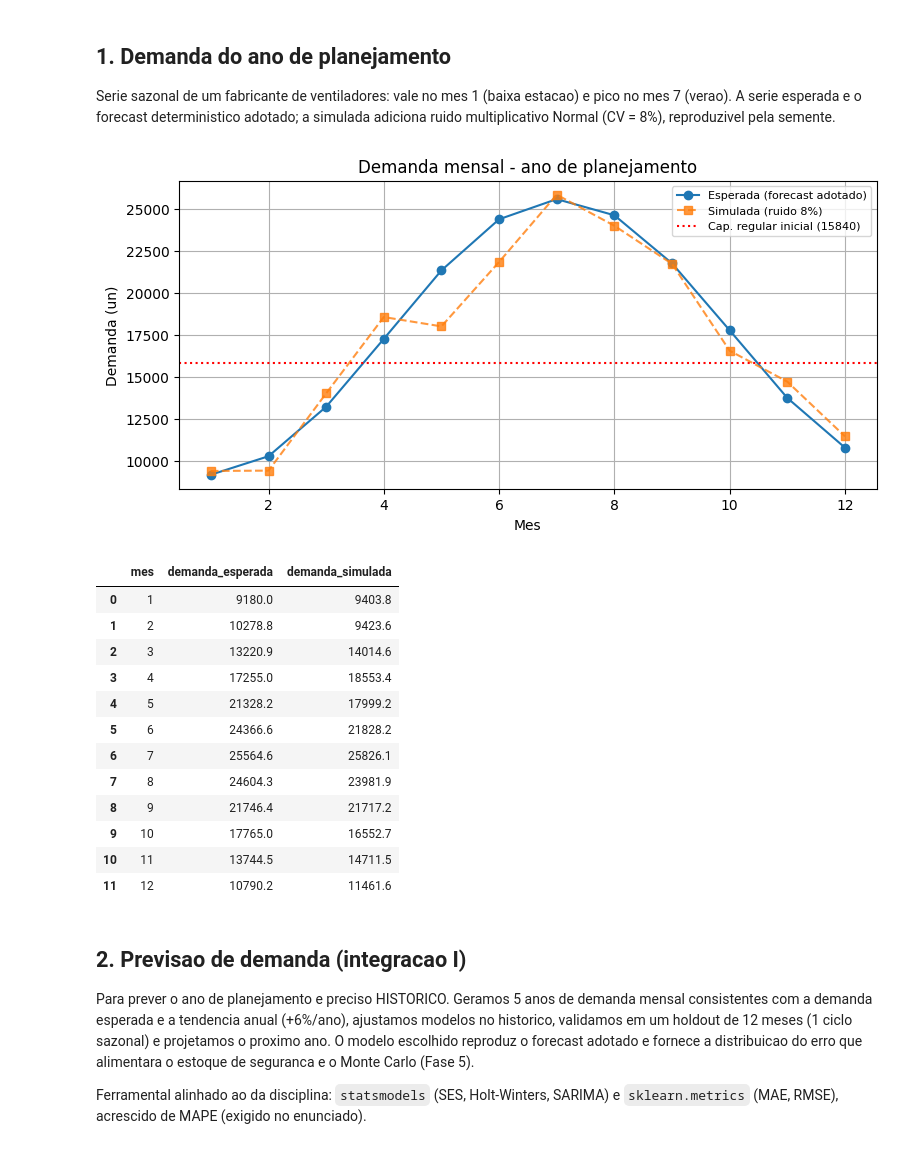
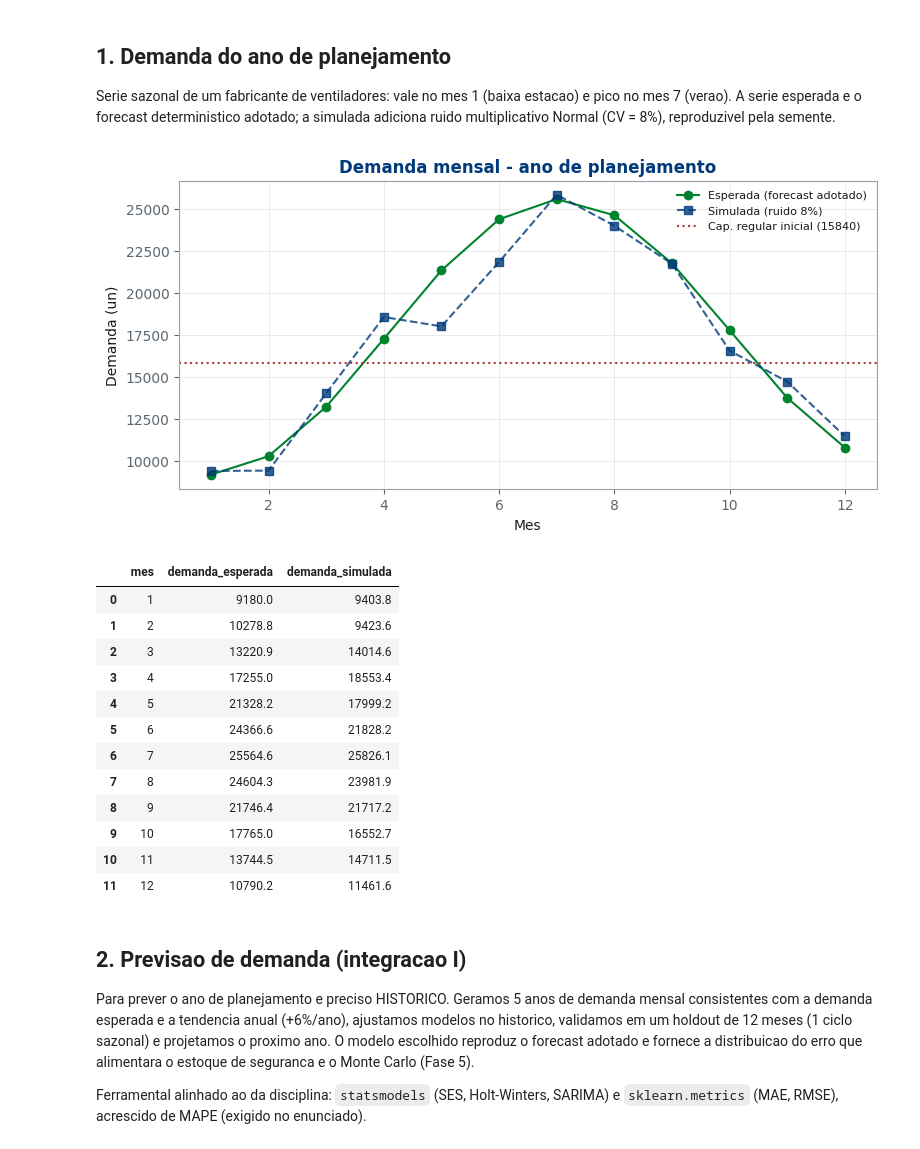
Before and after one commit to tiagondim-cpu/projeto-final-pcp, a Jupyter notebook: notebooks/projeto_pcp.ipynb, the cells around one changed output. Cells and saved outputs as stored; diff of their text form; code cells hidden in the pictures.

```diff
--- a/notebooks/projeto_pcp.ipynb
+++ b/notebooks/projeto_pcp.ipynb
@@ -37,9 +37,11 @@ from parametros import (demanda_esperada, demanda_simulada, serie_historica,
                         CUSTOS, CAPACIDADE, HORIZONTE_MESES,
                         NIVEL_SERVICO_ALVO, Z_NIVEL_SERVICO, DEMANDA)
 from modelo import resolve_pap
+import estilo
+from estilo import C_REGULAR, C_EXTRA, C_ESTOQUE, C_DESTAQUE, C_REF
+estilo.aplicar_estilo()
 
 plt.rcParams['figure.figsize'] = (9, 4)
-plt.rcParams['axes.grid'] = True
 print(f'SEED = {SEED} | horizonte = {HORIZONTE_MESES} meses | '
       f'nivel de servico alvo = {NIVEL_SERVICO_ALVO:.0%}')
 # %% [output]
@@ -53,25 +55,25 @@ adiciona ruido multiplicativo Normal (CV = 8%), reproduzivel pela semente.
 # %%
 meses = np.arange(1, HORIZONTE_MESES + 1)
 D_esp = demanda_esperada()
 D_sim = demanda_simulada(get_rng())
 
 df_dem = pd.DataFrame({'mes': meses,
                        'demanda_esperada': np.round(D_esp, 1),
                        'demanda_simulada': np.round(D_sim, 1)})
 (ROOT / 'data' / 'raw').mkdir(parents=True, exist_ok=True)
 df_dem.to_csv(ROOT / 'data' / 'raw' / 'demanda.csv', index=False)
 
 cap_reg = CAPACIDADE['produtividade_por_trab_mes'] * CAPACIDADE['trabalhadores_inicial']
 fig, ax = plt.subplots()
 ax.plot(meses, D_esp, 'o-', label='Esperada (forecast adotado)')
 ax.plot(meses, D_sim, 's--', alpha=0.8, label='Simulada (ruido 8%)')
-ax.axhline(cap_reg, color='r', ls=':', label=f'Cap. regular inicial ({cap_reg:.0f})')
+ax.axhline(cap_reg, color=C_REF, ls=':', label=f'Cap. regular inicial ({cap_reg:.0f})')
 ax.set(xlabel='Mes', ylabel='Demanda (un)', title='Demanda mensal - ano de planejamento')
 ax.legend(fontsize=8)
 plt.show()
 df_dem
 # %% [output]
-[figure, old version]
+[figure, new version]
 |  | mes | demanda_esperada | demanda_simulada |
 | 0 | 1 | 9180.0 | 9403.8 |
 | 1 | 2 | 10278.8 | 9423.6 |
```
Also changed, not shown: parts of 10 cells of this notebook, 20 other files.
